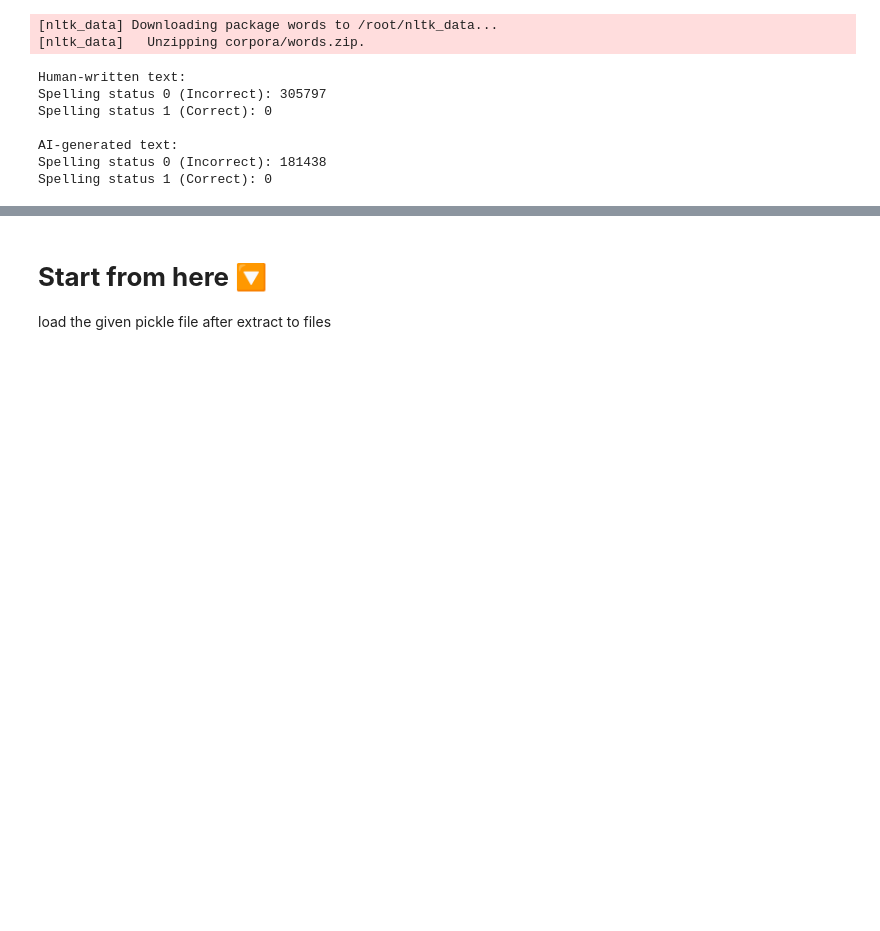
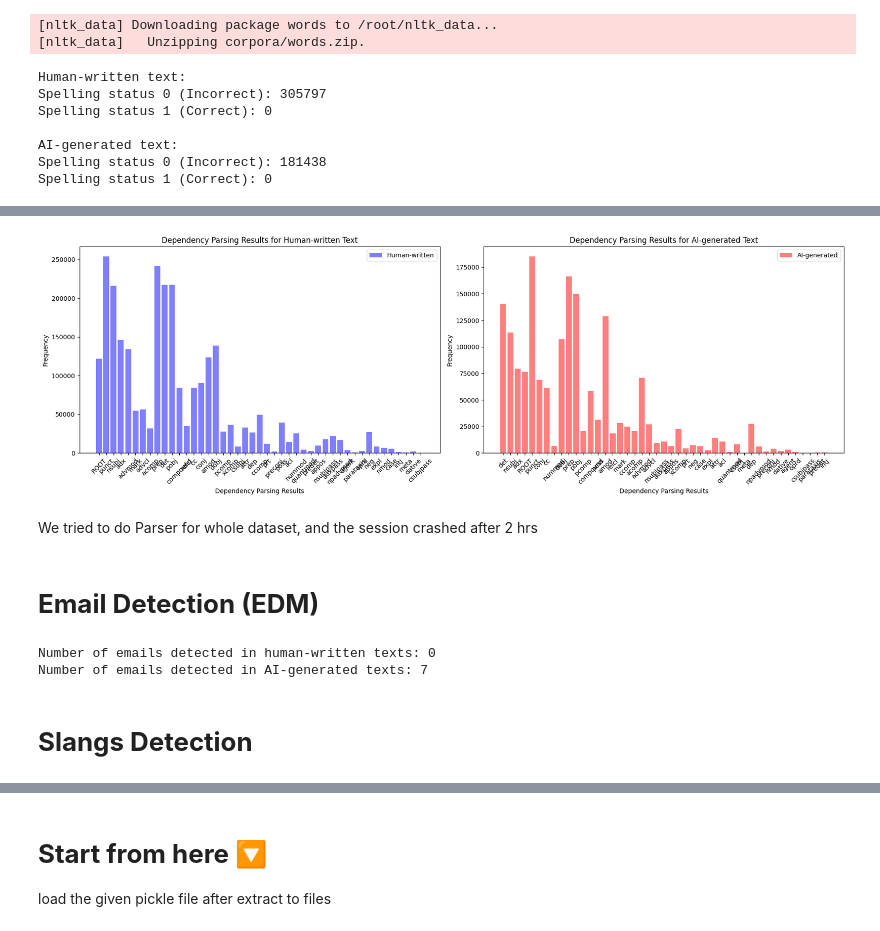
Before and after one commit to edojatheophilus/AI-vs-Human-Text-Detection, a Jupyter notebook: AI_human_txt_NLP_PROJECT.ipynb, the cells around one changed output, grey strips where cells are left out. Saved outputs shown, nothing was run; the diff lists cells and outputs as text; code cells hidden in the pictures; blank space fills up the shorter version.

```diff
--- a/AI_human_txt_NLP_PROJECT.ipynb
+++ b/AI_human_txt_NLP_PROJECT.ipynb
@@ -576,0 +622,52 @@ Spelling status 1 (Correct): 0
+# %%
+def dependency_parsing(text):
+    doc = nlp(text)
+    return [(token.text, token.dep_, token.head.text, token.head.pos_, [child for child in token.children]) for token in doc]
+
+df_3['dependency_parsing'] = df_3['text'].apply(dependency_parsing)
+# %%
+import matplotlib.pyplot as plt
+
+# Extracting dependency parsing results for human-written and AI-generated texts
+human_txt_dependency_parsing = df_3[df_3['generated'] == 0]['dependency_parsing']
+ai_txt_dependency_parsing = df_3[df_3['generated'] == 1]['dependency_parsing']
+
+# Function to calculate frequency of dependency parsing results
+def calculate_dependency_parsing_frequency(dependency_parsing):
+    parsing_counts = {}
+    for parse in dependency_parsing:
+        for _, dep, _, _, _ in parse:
+            parsing_counts[dep] = parsing_counts.get(dep, 0) + 1
+    return parsing_counts
+
+# Calculate frequency of dependency parsing results for human-written and AI-generated texts
+human_dependency_parsing_frequency = calculate_dependency_parsing_frequency(human_txt_dependency_parsing)
+ai_dependency_parsing_frequency = calculate_dependency_parsing_frequency(ai_txt_dependency_parsing)
+
+# Create subplots with separate tabs for human-written and AI-generated texts
+fig, (ax1, ax2) = plt.subplots(1, 2, figsize=(18, 6))
+
+# Plot comparison for human-written text
+ax1.bar(human_dependency_parsing_frequency.keys(), human_dependency_parsing_frequency.values(), color='blue', alpha=0.5, label='Human-written')
+ax1.set_xlabel('Dependency Parsing Results')
+ax1.set_ylabel('Frequency')
+ax1.set_title('Dependency Parsing Results for Human-written Text')
+ax1.legend()
+ax1.tick_params(axis='x', rotation=45)
+
+# Plot comparison for AI-generated text
+ax2.bar(ai_dependency_parsing_frequency.keys(), ai_dependency_parsing_frequency.values(), color='red', alpha=0.5, label='AI-generated')
+ax2.set_xlabel('Dependency Parsing Results')
+ax2.set_ylabel('Frequency')
+ax2.set_title('Dependency Parsing Results for AI-generated Text')
+ax2.legend()
+ax2.tick_params(axis='x', rotation=45)
+
+plt.tight_layout()
+plt.show()
+# %% [output]
+[figure, added]
+# %% [markdown]
+We tried to do Parser for whole dataset, and the session crashed after 2 hrs
+# %% [markdown]
+# **Email Detection (EDM)**
@@ -576,0 +680,24 @@ Spelling status 1 (Correct): 0
+# %%
+# Extracting emails for human-written and AI-generated texts
+human_txt_emails = df_1[df_1['generated'] == 0]['emails']
+ai_txt_emails = df_1[df_1['generated'] == 1]['emails']
+
+# Function to calculate the number of emails
+def count_emails(emails):
+    email_count = 0
+    for email_list in emails:
+        email_count += len(email_list)
+    return email_count
+
+# Calculate the number of emails for human-written and AI-generated texts
+human_email_count = count_emails(human_txt_emails)
+ai_email_count = count_emails(ai_txt_emails)
+
+# Print the number of emails for each category
+print("Number of emails detected in human-written texts:", human_email_count)
+print("Number of emails detected in AI-generated texts:", ai_email_count)
+# %% [output]
+Number of emails detected in human-written texts: 0
+Number of emails detected in AI-generated texts: 7
+# %% [markdown]
+# **Slangs Detection**
```
Also changed, not shown: parts of 51 cells of this notebook.
